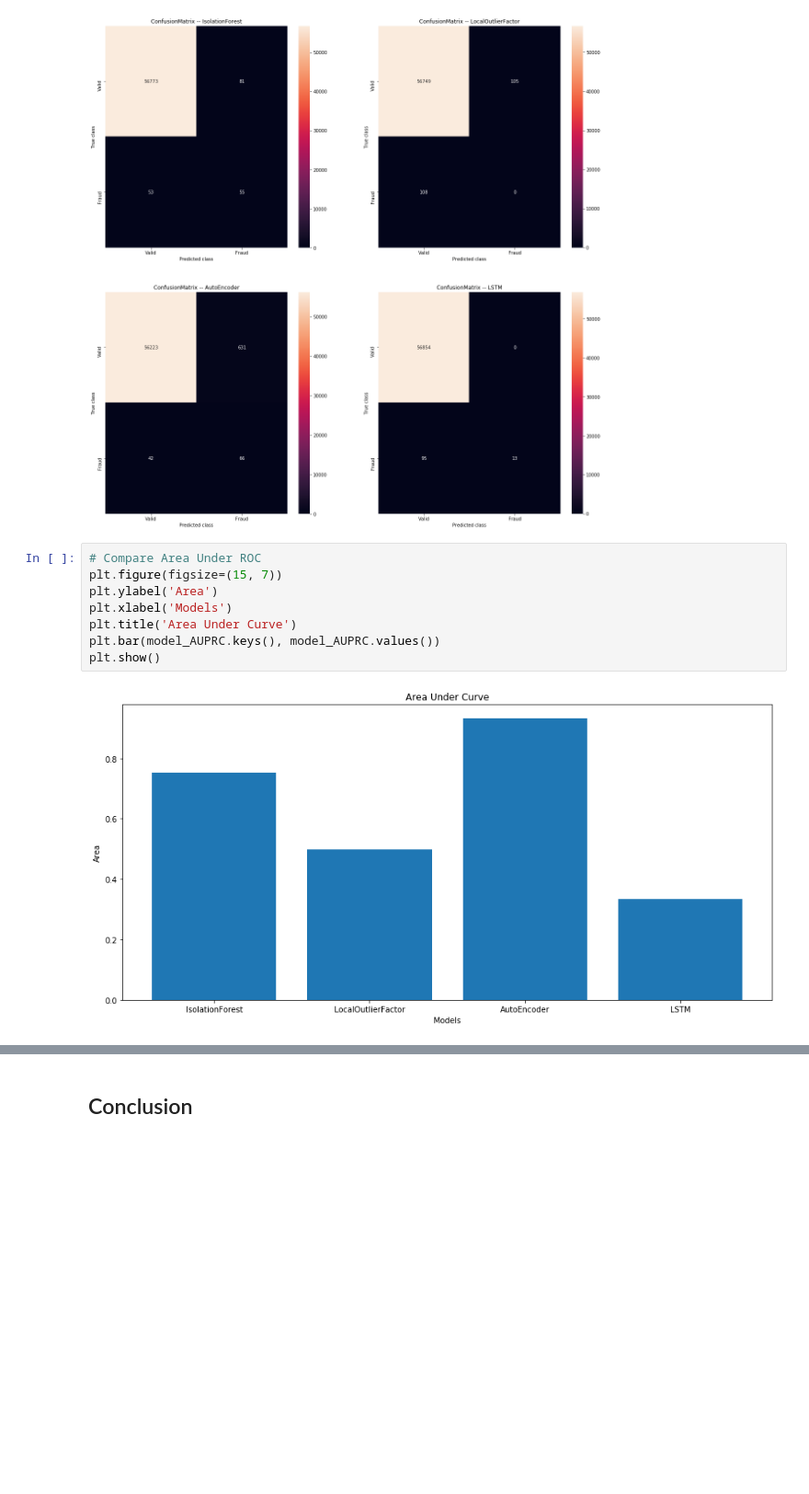
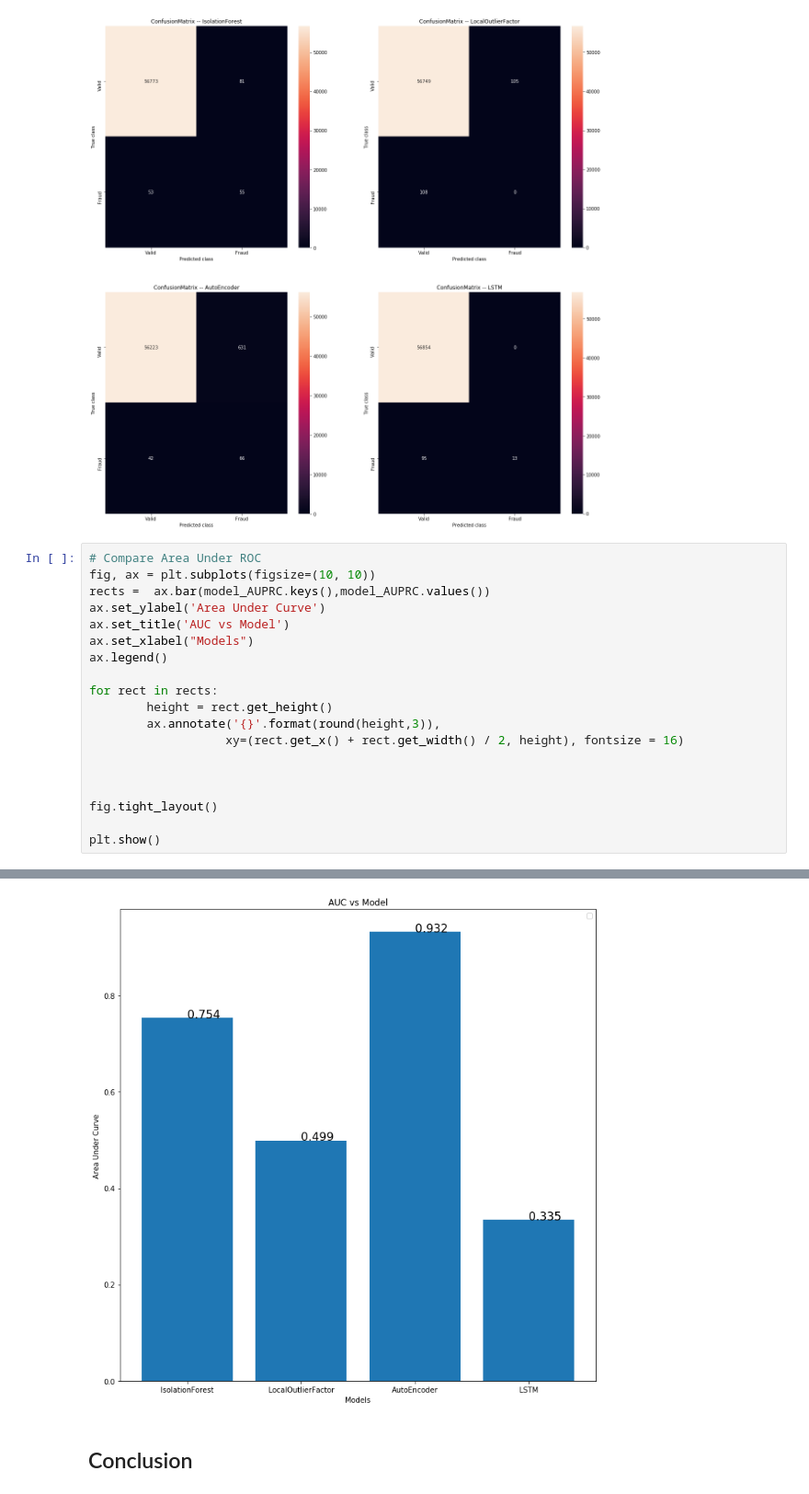
Before and after one commit to pharoah/Credit-Card-Fraud-Detection---Capstone-Project, a Jupyter notebook: CreditCard Fraud Detection - Capstone Project.ipynb, the cells around one changed output, grey strips where cells are left out. Shown: that part at 92% size. Saved outputs shown, nothing was run; the diff lists cells and outputs as text; blank space fills up the shorter version.

```diff
--- a/CreditCard Fraud Detection - Capstone Project.ipynb
+++ b/CreditCard Fraud Detection - Capstone Project.ipynb
@@ -576,13 +576,23 @@ plt.title('ConfusionMatrix -- LSTM')
 plt.show()
 # %% [output]
 [figure]
-# %%
-# Compare Area Under ROC
-plt.figure(figsize=(15, 7))
-plt.ylabel('Area')
-plt.xlabel('Models')
-plt.title('Area Under Curve')
-plt.bar(model_AUPRC.keys(), model_AUPRC.values())
-plt.show()
-# %% [output]
-[figure, removed]
+# %%
+# Compare Area Under ROC
+fig, ax = plt.subplots(figsize=(10, 10))
+rects =  ax.bar(model_AUPRC.keys(),model_AUPRC.values())
+ax.set_ylabel('Area Under Curve')
+ax.set_title('AUC vs Model')
+ax.set_xlabel("Models")
+ax.legend()
+
+for rect in rects:
+        height = rect.get_height()
+        ax.annotate('{}'.format(round(height,3)),
+                   xy=(rect.get_x() + rect.get_width() / 2, height), fontsize = 16)
+
+
+
+fig.tight_layout()
+
+plt.show()
+# %% [output]
@@ -589,3 +600,4 @@ plt.show()
+[figure, added]
 # %% [markdown]
 ## Conclusion
 # %% [markdown]
```
Also changed, not shown: parts of 1 cell of this notebook.
